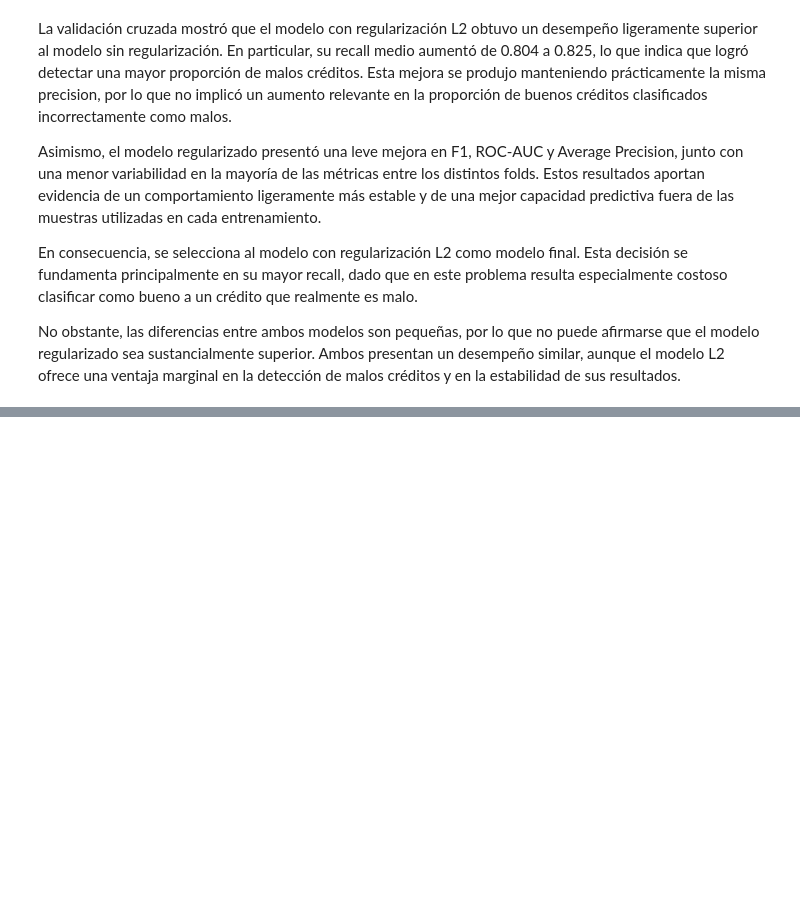
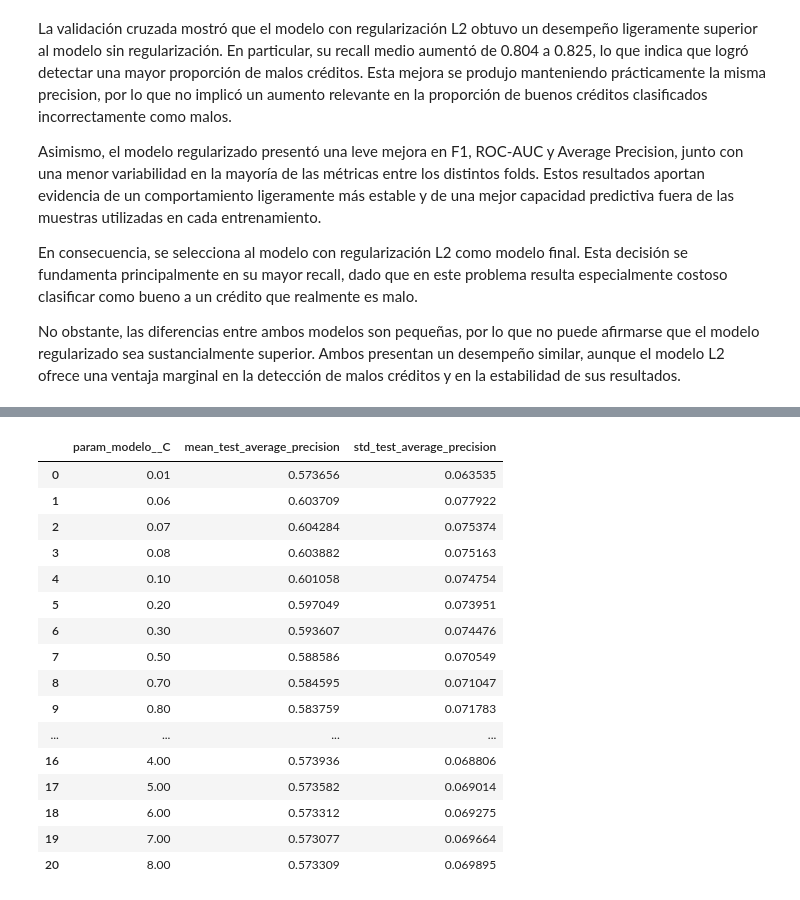
Before and after one commit to camigonzalez-hub/Credit-Risk-Machine-Learning, a Jupyter notebook: Implementacion.ipynb, the cells around one changed output, grey strips where cells are left out. Cells and saved outputs as stored; diff of their text form; code cells hidden in the pictures; blank space fills up the shorter version.

```diff
--- a/Implementacion.ipynb
+++ b/Implementacion.ipynb
@@ -445,0 +484,3 @@ No obstante, las diferencias entre ambos modelos son pequeñas, por lo que no pu
+# %%
+resultados_grid = pd.DataFrame(grid_search.cv_results_)
+print(resultados_grid)
@@ -445,0 +505,26 @@ No obstante, las diferencias entre ambos modelos son pequeñas, por lo que no pu
+# %%
+resultados_grid[
+    [
+        "param_modelo__C",
+        "mean_test_average_precision",
+        "std_test_average_precision"
+    ]
+]
+# %% [output]
+|  | param_modelo__C | mean_test_average_precision | std_test_average_precision |
+| 0 | 0.01 | 0.573656 | 0.063535 |
+| 1 | 0.06 | 0.603709 | 0.077922 |
+| 2 | 0.07 | 0.604284 | 0.075374 |
+| 3 | 0.08 | 0.603882 | 0.075163 |
+| 4 | 0.10 | 0.601058 | 0.074754 |
+| 5 | 0.20 | 0.597049 | 0.073951 |
+| 6 | 0.30 | 0.593607 | 0.074476 |
+| 7 | 0.50 | 0.588586 | 0.070549 |
+| 8 | 0.70 | 0.584595 | 0.071047 |
+| 9 | 0.80 | 0.583759 | 0.071783 |
+| ... | ... | ... | ... |
+| 16 | 4.00 | 0.573936 | 0.068806 |
+| 17 | 5.00 | 0.573582 | 0.069014 |
+| 18 | 6.00 | 0.573312 | 0.069275 |
+| 19 | 7.00 | 0.573077 | 0.069664 |
+| 20 | 8.00 | 0.573309 | 0.069895 |
```
Also changed, not shown: parts of 15 cells of this notebook, 1 other file.
